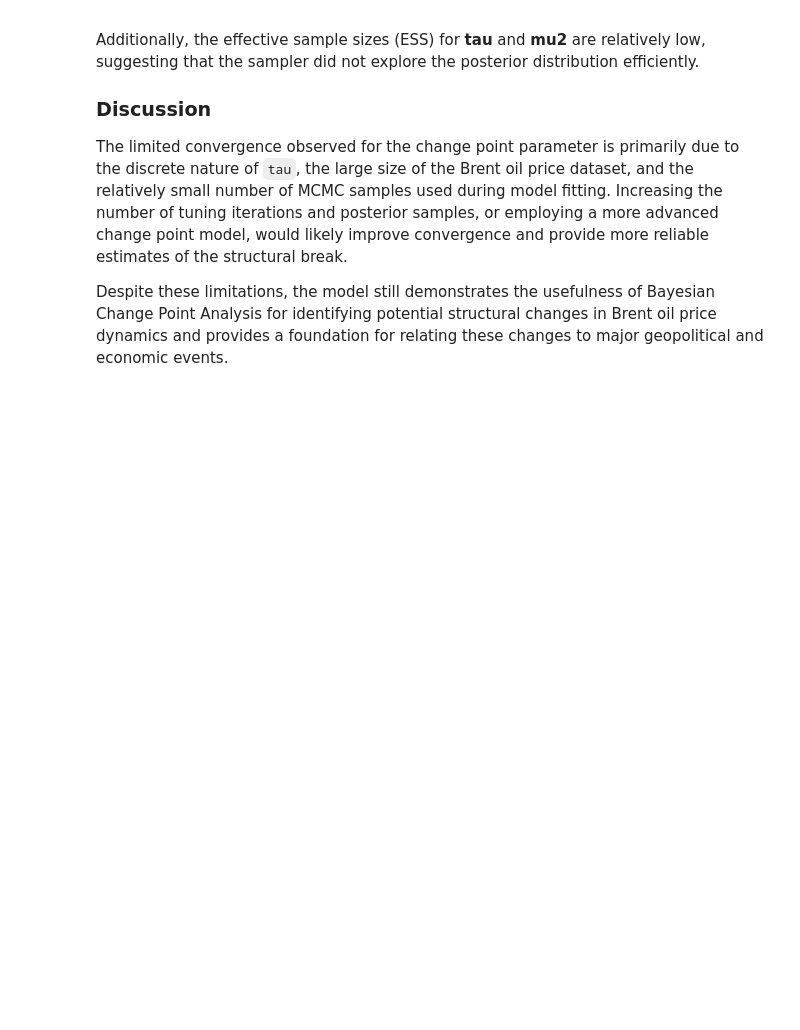
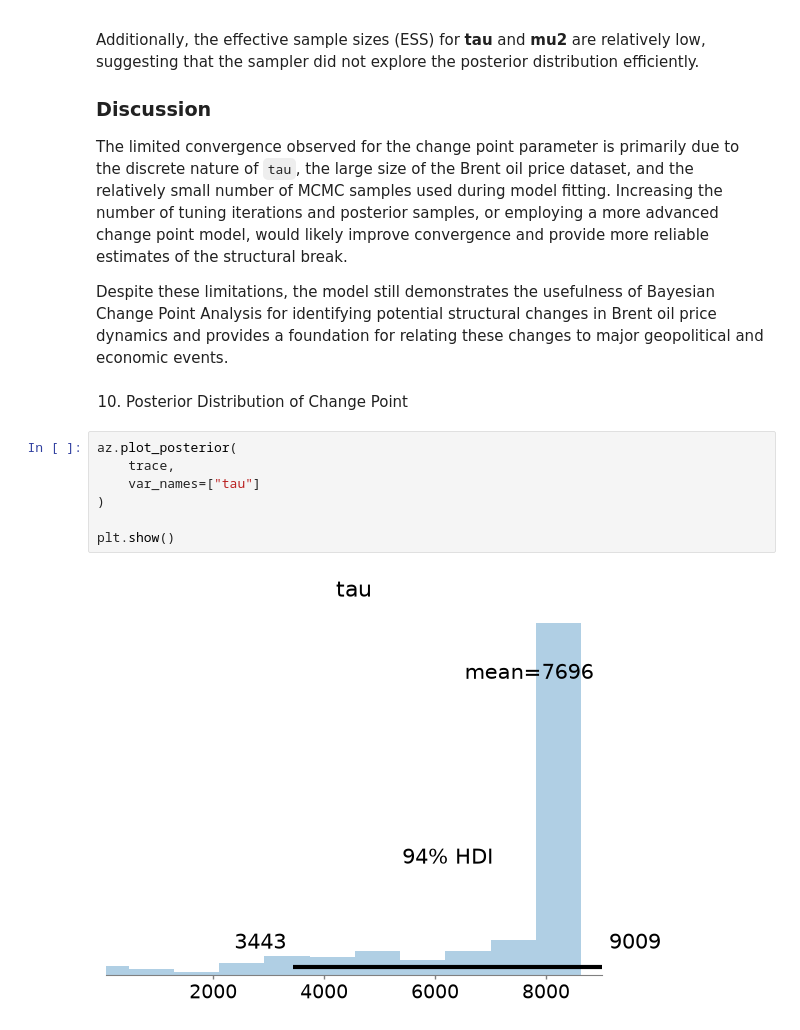
Before and after one commit to Lalisecf/brent-oil-change-point-analysis-week10, a Jupyter notebook: notebooks/task2_change_point_model.ipynb, the cells around one changed output. Drawn from its saved outputs; the diff is of its cells as text; blank space fills up the shorter version.

Commit message:
Visualize posterior distribution of change point

```diff
--- a/notebooks/task2_change_point_model.ipynb
+++ b/notebooks/task2_change_point_model.ipynb
@@ -291,3 +291,14 @@ Additionally, the effective sample sizes (ESS) for **tau** and **mu2** are relat
 The limited convergence observed for the change point parameter is primarily due to the discrete nature of `tau`, the large size of the Brent oil price dataset, and the relatively small number of MCMC samples used during model fitting. Increasing the number of tuning iterations and posterior samples, or employing a more advanced change point model, would likely improve convergence and provide more reliable estimates of the structural break.
 
 Despite these limitations, the model still demonstrates the usefulness of Bayesian Change Point Analysis for identifying potential structural changes in Brent oil price dynamics and provides a foundation for relating these changes to major geopolitical and economic events.
+# %% [markdown]
+10. Posterior Distribution of Change Point
+# %%
+az.plot_posterior(
+    trace,
+    var_names=["tau"]
+)
+
+plt.show()
+# %% [output]
+[figure, added]
```
Also changed, not shown: parts of 1 cell of this notebook.
